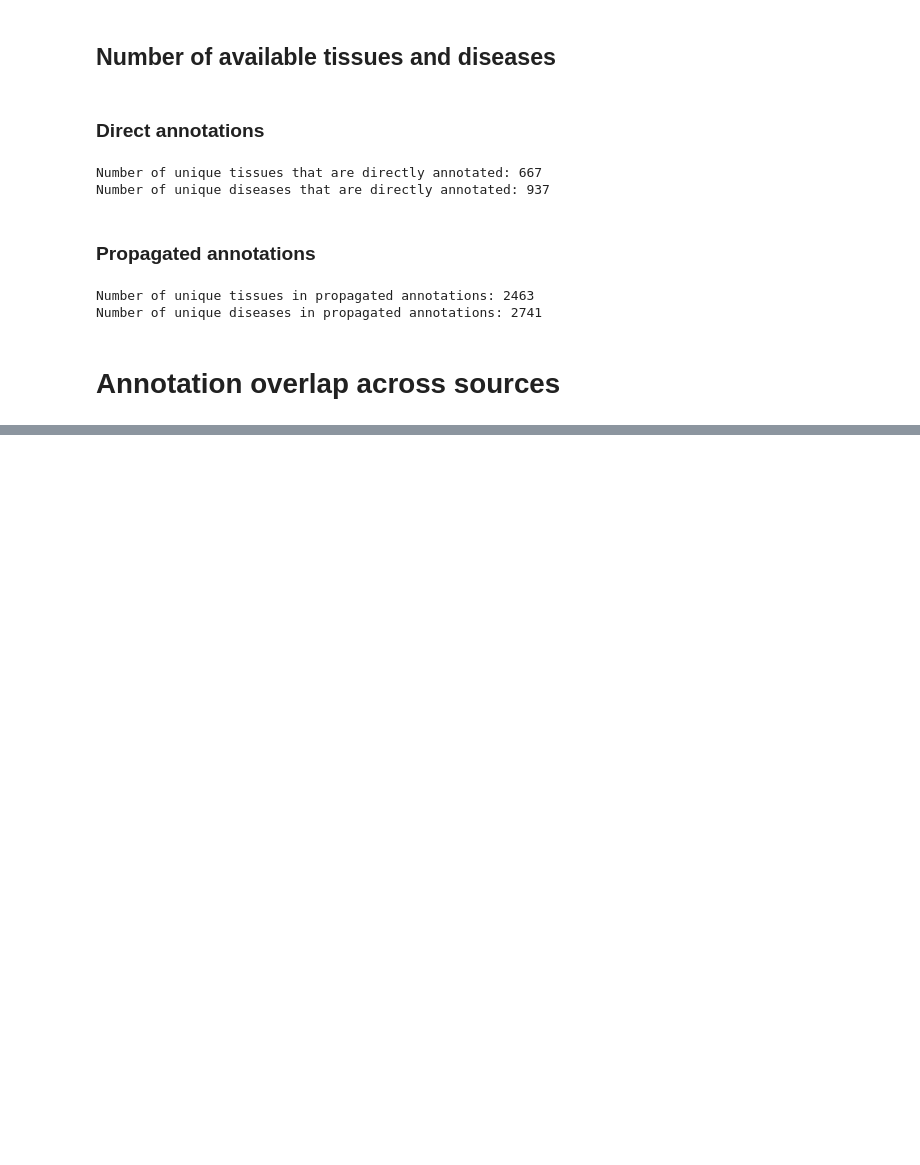
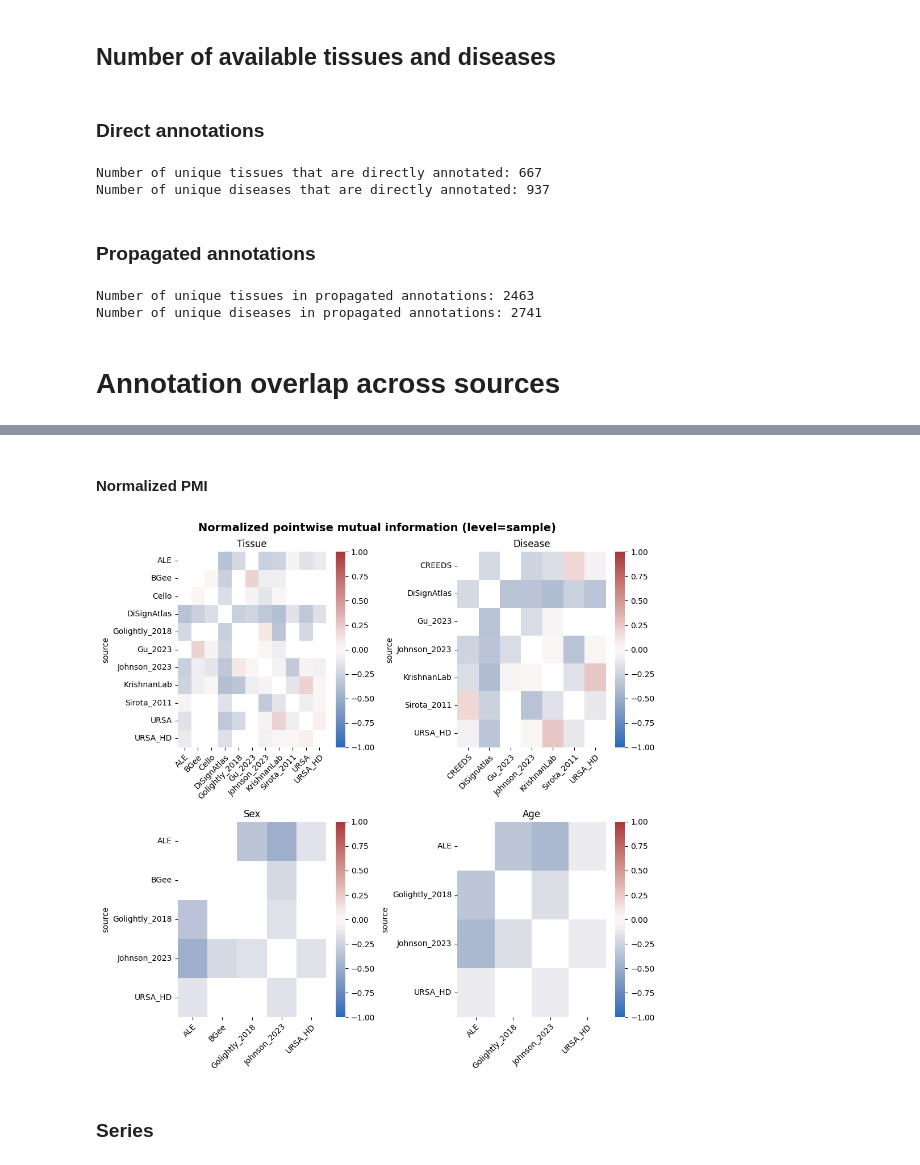
Before and after one commit to krishnanlab/meta-hq, a Jupyter notebook: notebook/manuscript_figures.ipynb, the cells around one changed output, grey strips where cells are left out. Cells and saved outputs as stored; diff of their text form; code cells hidden in the pictures; blank space fills up the shorter version.

```diff
--- a/notebook/manuscript_figures.ipynb
+++ b/notebook/manuscript_figures.ipynb
@@ -768,0 +830,17 @@ def plot_overlap_heatmap(
+# %% [markdown]
+#### Normalized PMI
+# %%
+plot_overlap_heatmap(
+    pre_sample_overlap_pmi,
+    order=OVERLAP_ORDER,
+    cmap=PMI_CMAP,
+    vmax=1,
+    vmin=-1,
+    title="Normalized pointwise mutual information (level=sample)",
+    save=True,
+    outfile=FIGURES_DIR / "pre_harmonization_overlap__level-sample__metric-pmi.png",
+)
+# %% [output]
+[figure, added]
+# %% [markdown]
+### Series
```
Also changed, not shown: parts of 88 cells of this notebook, 13 other files.
